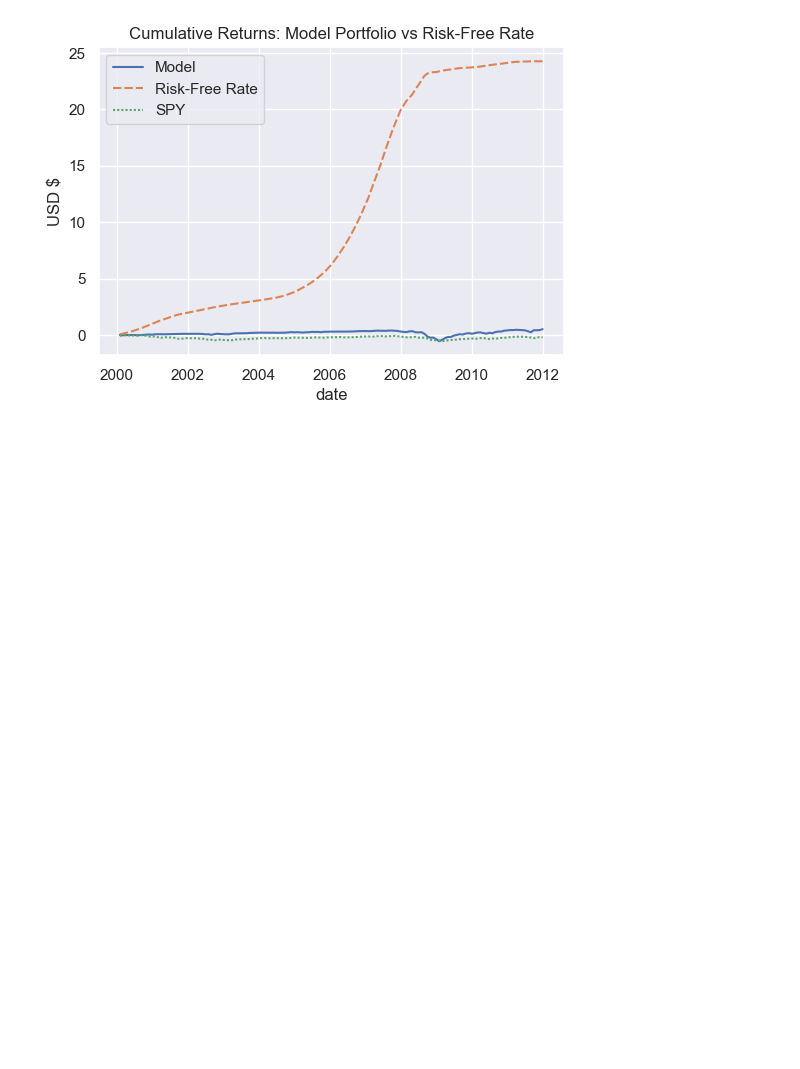
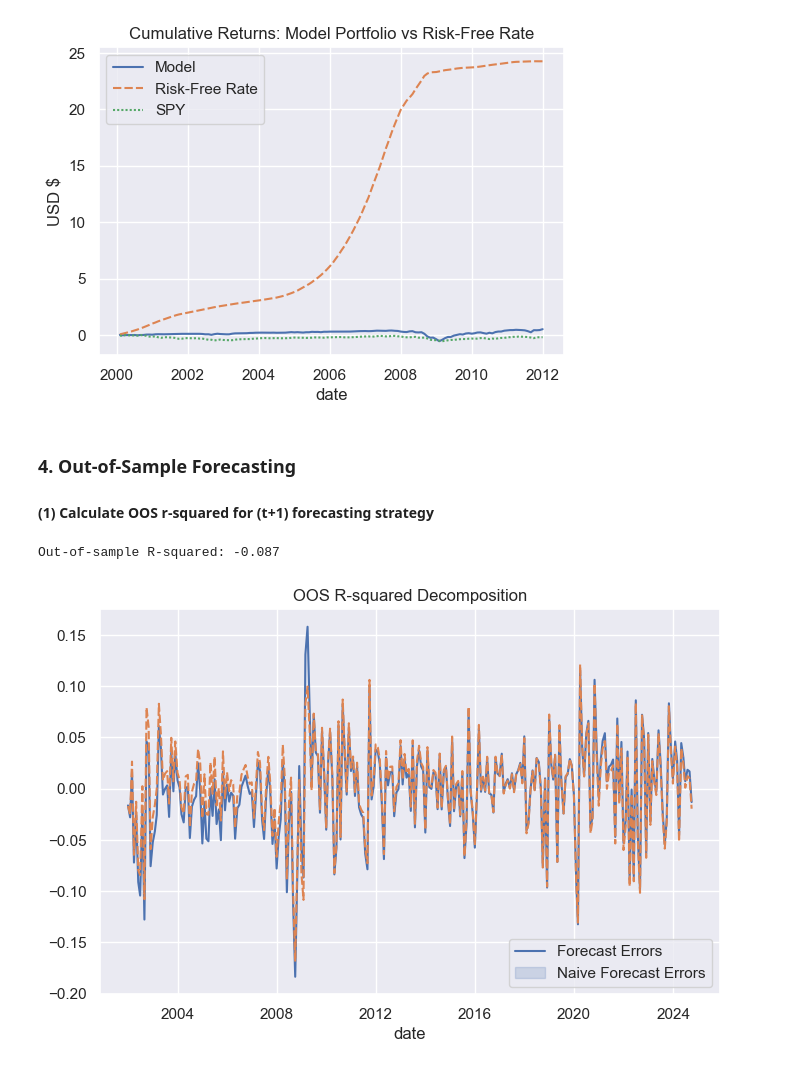
Before and after one commit to wickmanb22/finm367_group3, a Jupyter notebook: Homework7/hw7_wickman.ipynb, the cells around one changed output. Saved outputs shown, nothing was run; the diff lists cells and outputs as text; code cells hidden in the pictures; blank space fills up the shorter version.

```diff
--- a/Homework7/hw7_wickman.ipynb
+++ b/Homework7/hw7_wickman.ipynb
@@ -383,3 +382,48 @@ plt.grid(True)
 plt.show()
 # %% [output]
 [figure]
+# %% [markdown]
+### 4. Out-of-Sample Forecasting
+
+#### (1) Calculate OOS r-squared for (t+1) forecasting strategy
+# %%
+# Calculate (t+1) forecast error
+# 1) Fit model using data up to time (t), forecast (t+1) SPX return
+# 2) Calculate (t+1) forecast error as difference between observed and estimated SPX return
+forecast_returns = []
+naive_forecast_errors = []
+forecast_errors = []
+for i in range(59, (len(excess_returns) - 2)):
+    # select training data
+    train_x = signals[['SPX DVD YLD', 'SPX P/E']].iloc[:i]
+    train_x['constant'] = 1
+    train_y = shifted_spy[:i]
+    # fit model
+    model = sm.OLS(train_y, train_x).fit()
+    # select test data
+    test_x = signals[['SPX DVD YLD', 'SPX P/E']].iloc[[i+1]]
+    test_x['const'] = 1
+    predicted_y = model.predict(test_x)
+    forecast_returns.append(predicted_y) # save forecasted returns for next part
+    # calculate forecast error
+    actual_y = shifted_spy.iloc[i+1]
+    tmp_error = actual_y - predicted_y
+    forecast_errors.append(tmp_error) # list of pandas series
+    # assume baseline forecast is cumulative avg of SPX (oos r-squared avg)
+    naive_prediction = train_y.mean()
+    naive_prediction_error = actual_y - naive_prediction
+    naive_forecast_errors.append(naive_prediction_error) # list of floats
+
+# Calculate OOS R-squared
+forecast_errors_series = pd.concat(forecast_errors)
+naive_forecast_errors_series = pd.Series(naive_forecast_errors, index = forecast_errors_series.index)
+oos_rsq = 1 - ((forecast_errors_series ** 2).sum()) / ((naive_forecast_errors_series ** 2).sum())
+print(f'Out-of-sample R-squared:', round(oos_rsq, 4))
+
+# Visualize errors
+df = pd.DataFrame({ 'Forecast Errors': forecast_errors_series, 'Naive Forecast Errors': naive_forecast_errors_series})
+plt.figure(figsize=(8, 5)); sns.lineplot(data=df); plt.title('OOS R-squared Decomposition')
+plt.legend(labels=["Forecast Errors", "Naive Forecast Errors"]); plt.show()
+# %% [output]
+Out-of-sample R-squared: -0.087
+[figure, added]
```
Also changed, not shown: parts of 4 cells of this notebook.
